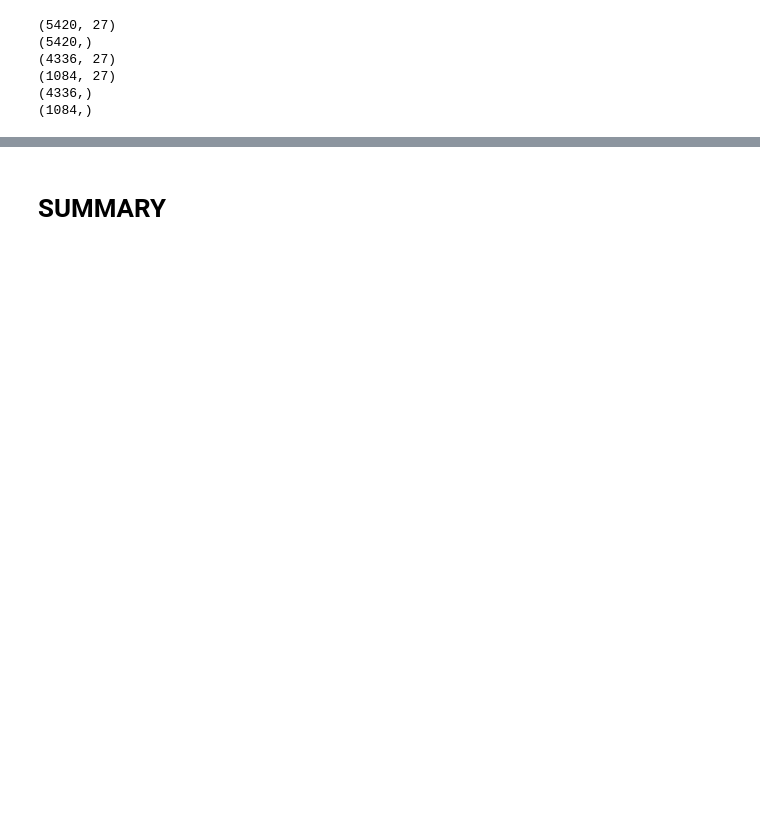
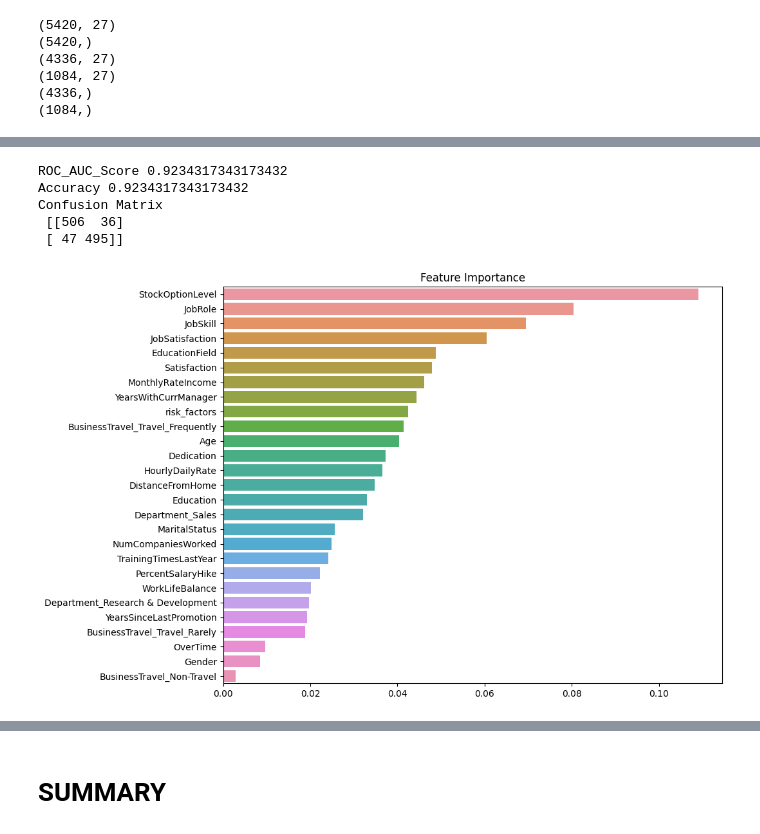
Before and after one commit to Harsh502s/PS-Attrition-Pred, a Jupyter notebook: Modeling.ipynb, the cells around one changed output, grey strips where cells are left out. Saved outputs shown, nothing was run; the diff lists cells and outputs as text; code cells hidden in the pictures; blank space fills up the shorter version.

```diff
--- a/Modeling.ipynb
+++ b/Modeling.ipynb
@@ -876,0 +682,44 @@ weighted avg       0.60      0.60      0.60      1084
+# %%
+# Creating a Random Forest Classifier with the best parameters.
+"""Fitting 5 folds for each of 400 candidates, totalling 2000 fits
+{'max_depth': 5, 'min_samples_leaf': 1, 'min_samples_split': 2, 'n_estimators': 200}
+0.9337492582592729
+RandomForestClassifier(max_depth=5, n_estimators=200, random_state=101)"""
+
+params = {'max_depth': 5, 'min_samples_leaf': 1, 'min_samples_split': 2, 'n_estimators': 200,"random_state":101}
+
+rfc = RandomForestClassifier()
+
+# Fitting the model on the train set.
+
+rfc.fit(X_train_smote, y_train_smote)
+
+# Predicting the target variable on the train set.
+
+y_pred = rfc.predict(X_valid_smote)
+
+# Getting the roc_auc_score on the train set.
+
+print('ROC_AUC_Score',roc_auc_score(y_valid_smote, y_pred))
+print('Accuracy',accuracy_score(y_valid_smote, y_pred))
+print('Confusion Matrix\n',confusion_matrix(y_valid_smote, y_pred))
+
+# Feature Importance
+
+# Zip the feature names with the feature importances and sort them.
+
+feature_imp = sorted(zip(features, rfc.feature_importances_), key=lambda x: x[1],reverse=True)
+
+# Plotting a horizontal barplot.
+
+plt.figure(figsize=(10, 8))
+sns.barplot(x=[x[1] for x in feature_imp], y=[x[0] for x in feature_imp])
+plt.title("Feature Importance")
+plt.show()
+# %% [output]
+ROC_AUC_Score 0.9234317343173432
+Accuracy 0.9234317343173432
+Confusion Matrix
+ [[506  36]
+ [ 47 495]]
+[figure, added]
```
Also changed, not shown: parts of 22 cells of this notebook, 5 other files.
